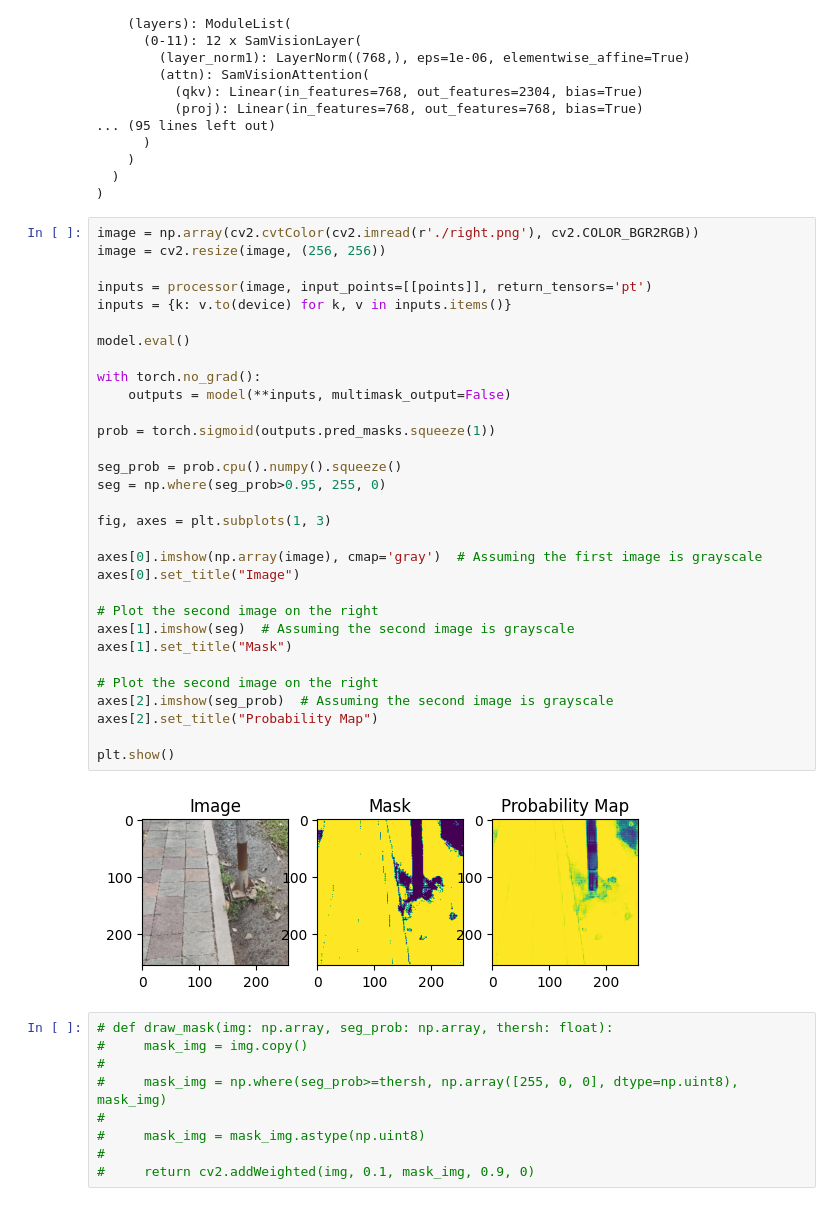
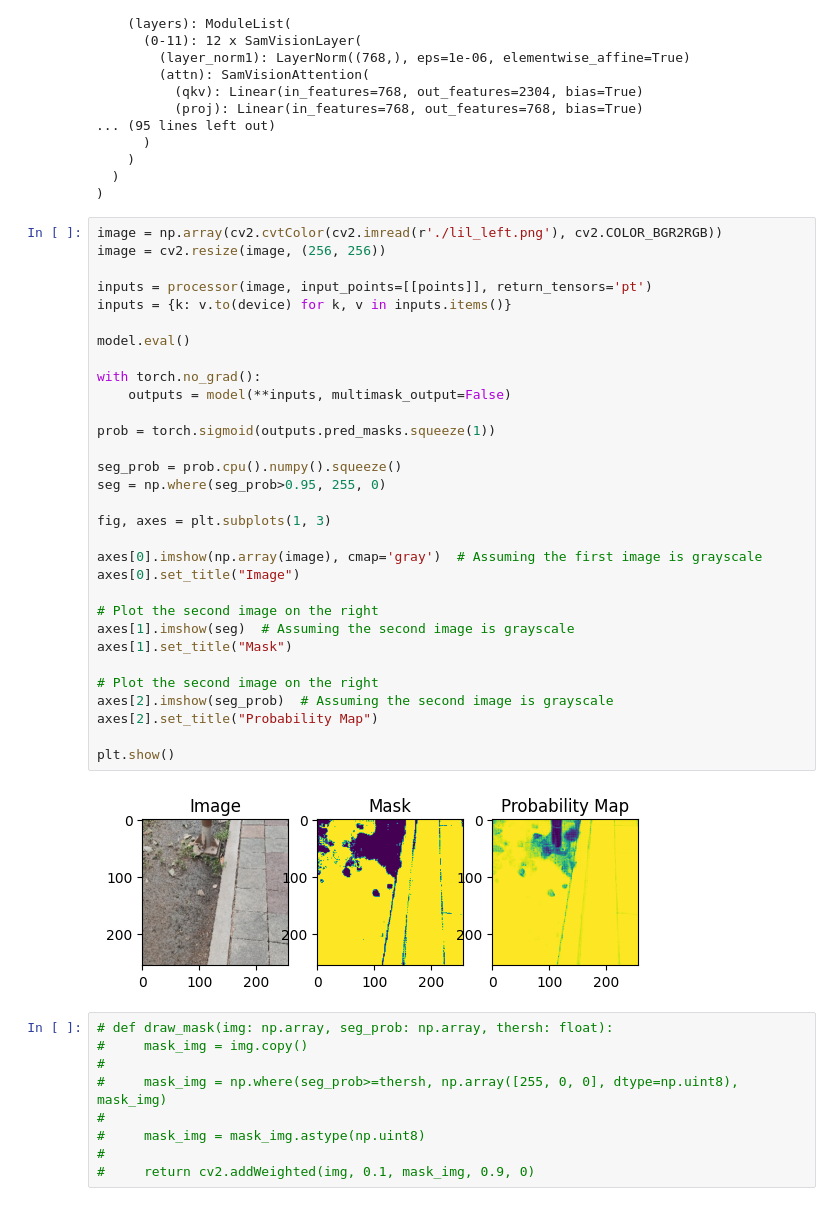
Before and after one commit to Falight539/Leaf-Collector-Robot, a Jupyter notebook: BuildModel/AI_tester.ipynb, the cells around one changed output. Cells and saved outputs as stored; diff of their text form.

```diff
--- a/BuildModel/AI_tester.ipynb
+++ b/BuildModel/AI_tester.ipynb
@@ -59,38 +59,38 @@ SamModel(
   )
 )
 # %%
-image = np.array(cv2.cvtColor(cv2.imread(r'./right.png'), cv2.COLOR_BGR2RGB))
+image = np.array(cv2.cvtColor(cv2.imread(r'./lil_left.png'), cv2.COLOR_BGR2RGB))
 image = cv2.resize(image, (256, 256))
 
 inputs = processor(image, input_points=[[points]], return_tensors='pt')
 inputs = {k: v.to(device) for k, v in inputs.items()}
 
 model.eval()
 
 with torch.no_grad():
     outputs = model(**inputs, multimask_output=False)
 
 prob = torch.sigmoid(outputs.pred_masks.squeeze(1))
 
 seg_prob = prob.cpu().numpy().squeeze()
 seg = np.where(seg_prob>0.95, 255, 0)
 
 fig, axes = plt.subplots(1, 3)
 
 axes[0].imshow(np.array(image), cmap='gray')  # Assuming the first image is grayscale
 axes[0].set_title("Image")
 
 # Plot the second image on the right
 axes[1].imshow(seg)  # Assuming the second image is grayscale
 axes[1].set_title("Mask")
 
 # Plot the second image on the right
 axes[2].imshow(seg_prob)  # Assuming the second image is grayscale
 axes[2].set_title("Probability Map")
 
 plt.show()
 # %% [output]
-[figure, old version]
+[figure, new version]
 # %%
 # def draw_mask(img: np.array, seg_prob: np.array, thersh: float):
 #     mask_img = img.copy()
```
Also changed, not shown: parts of 2 cells of this notebook, 3 other files.
